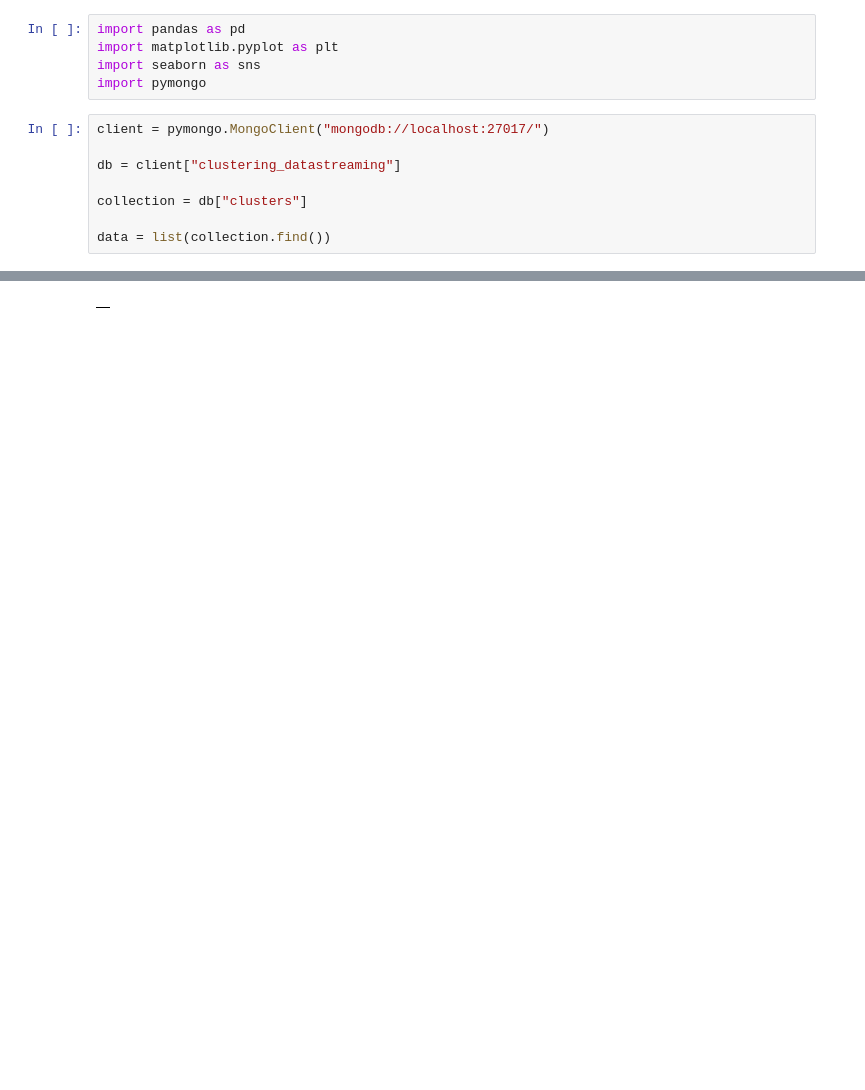
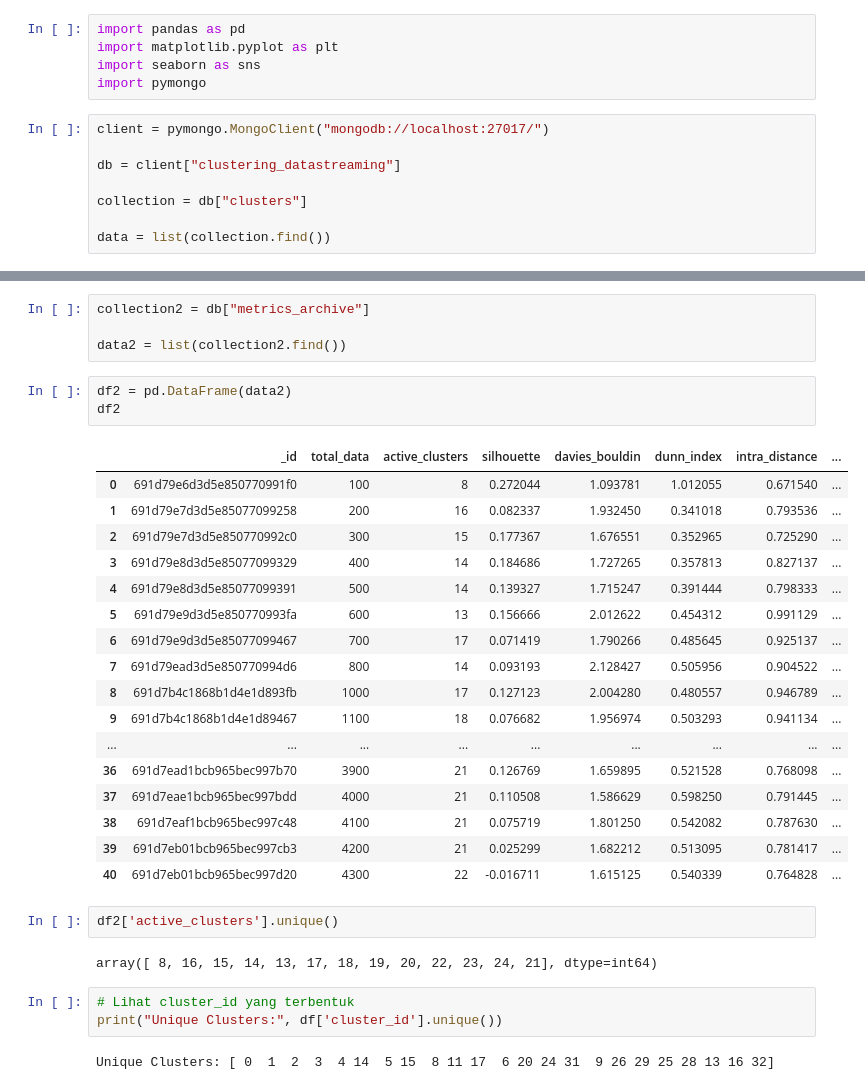
Before and after one commit to adinmusababa/pipeline_datastream, a Jupyter notebook: analisis.ipynb, the cells around one changed output, grey strips where cells are left out. Cells and saved outputs as stored; diff of their text form; blank space fills up the shorter version.

```diff
--- a/analisis.ipynb
+++ b/analisis.ipynb
@@ -31,3 +40,34 @@ df
 # %%
+collection2 = db["metrics_archive"]
+
+data2 = list(collection2.find())
-# %% [output]
-|  |
+# %%
+df2 = pd.DataFrame(data2)
+df2
+# %% [output]
+|  | _id | total_data | active_clusters | silhouette | davies_bouldin | dunn_index | intra_distance | ... |
+| 0 | 691d79e6d3d5e850770991f0 | 100 | 8 | 0.272044 | 1.093781 | 1.012055 | 0.671540 | ... |
+| 1 | 691d79e7d3d5e85077099258 | 200 | 16 | 0.082337 | 1.932450 | 0.341018 | 0.793536 | ... |
+| 2 | 691d79e7d3d5e850770992c0 | 300 | 15 | 0.177367 | 1.676551 | 0.352965 | 0.725290 | ... |
+| 3 | 691d79e8d3d5e85077099329 | 400 | 14 | 0.184686 | 1.727265 | 0.357813 | 0.827137 | ... |
+| 4 | 691d79e8d3d5e85077099391 | 500 | 14 | 0.139327 | 1.715247 | 0.391444 | 0.798333 | ... |
+| 5 | 691d79e9d3d5e850770993fa | 600 | 13 | 0.156666 | 2.012622 | 0.454312 | 0.991129 | ... |
+| 6 | 691d79e9d3d5e85077099467 | 700 | 17 | 0.071419 | 1.790266 | 0.485645 | 0.925137 | ... |
+| 7 | 691d79ead3d5e850770994d6 | 800 | 14 | 0.093193 | 2.128427 | 0.505956 | 0.904522 | ... |
+| 8 | 691d7b4c1868b1d4e1d893fb | 1000 | 17 | 0.127123 | 2.004280 | 0.480557 | 0.946789 | ... |
+| 9 | 691d7b4c1868b1d4e1d89467 | 1100 | 18 | 0.076682 | 1.956974 | 0.503293 | 0.941134 | ... |
+| ... | ... | ... | ... | ... | ... | ... | ... | ... |
+| 36 | 691d7ead1bcb965bec997b70 | 3900 | 21 | 0.126769 | 1.659895 | 0.521528 | 0.768098 | ... |
+| 37 | 691d7eae1bcb965bec997bdd | 4000 | 21 | 0.110508 | 1.586629 | 0.598250 | 0.791445 | ... |
+| 38 | 691d7eaf1bcb965bec997c48 | 4100 | 21 | 0.075719 | 1.801250 | 0.542082 | 0.787630 | ... |
+| 39 | 691d7eb01bcb965bec997cb3 | 4200 | 21 | 0.025299 | 1.682212 | 0.513095 | 0.781417 | ... |
+| 40 | 691d7eb01bcb965bec997d20 | 4300 | 22 | -0.016711 | 1.615125 | 0.540339 | 0.764828 | ... |
+# %%
+df2['active_clusters'].unique()
+# %% [output]
+array([ 8, 16, 15, 14, 13, 17, 18, 19, 20, 22, 23, 24, 21], dtype=int64)
+# %%
+# Lihat cluster_id yang terbentuk
+print("Unique Clusters:", df['cluster_id'].unique())
+# %% [output]
+Unique Clusters: [ 0  1  2  3  4 14  5 15  8 11 17  6 20 24 31  9 26 29 25 28 13 16 32]
```
Also changed, not shown: parts of 7 cells of this notebook, 15 other files.
